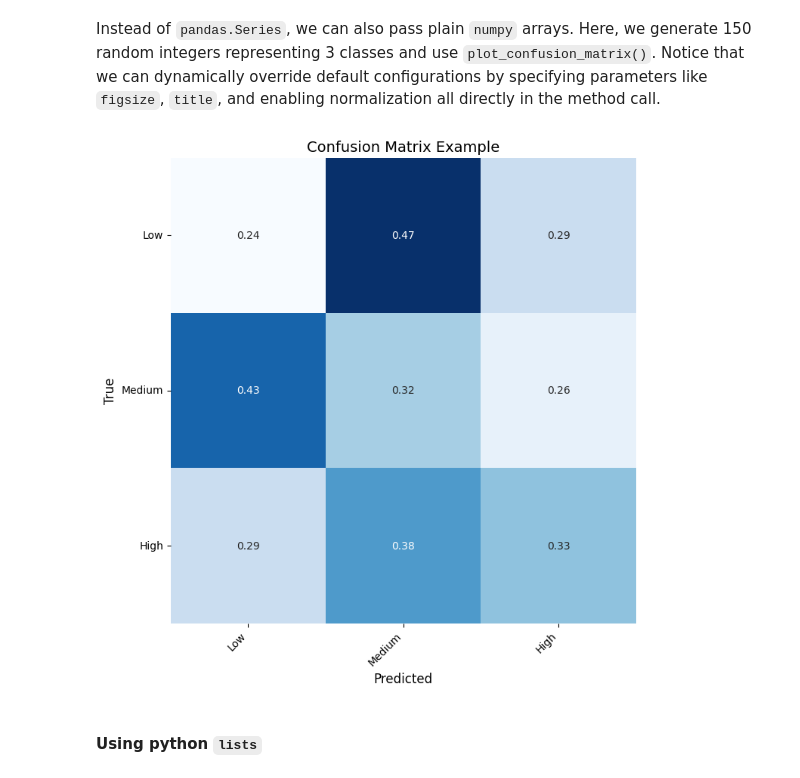
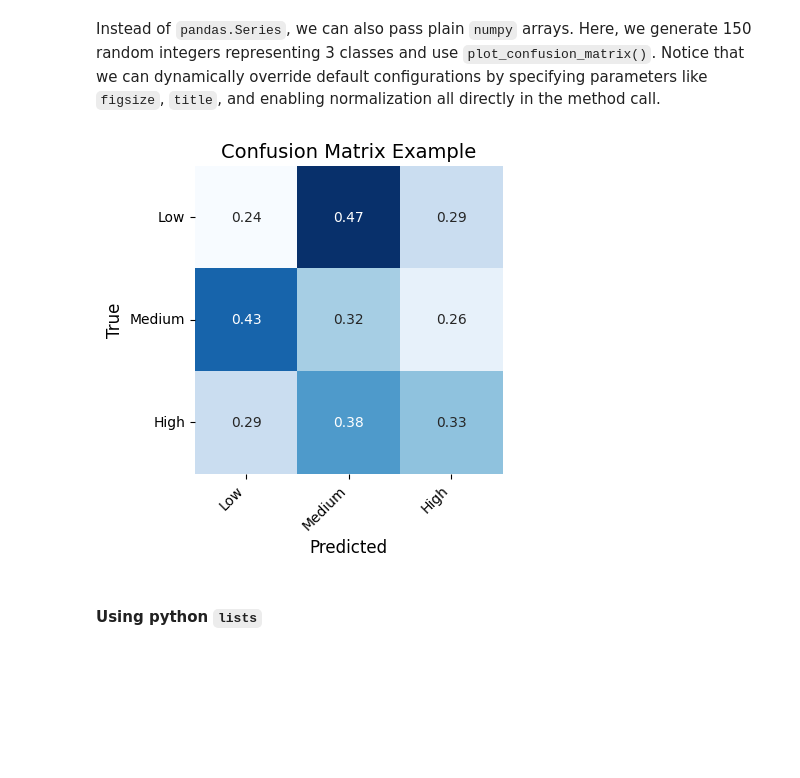
Before and after one commit to petrobras/3W, a Jupyter notebook: toolkit/demos/assessment_examples.ipynb, the cells around one changed output. Drawn from its saved outputs; the diff is of its cells as text; code cells hidden in the pictures; blank space fills up the shorter version.

```diff
--- a/toolkit/demos/assessment_examples.ipynb
+++ b/toolkit/demos/assessment_examples.ipynb
@@ -48,20 +48,20 @@ Instead of `pandas.Series`, we can also pass plain `numpy` arrays. Here, we gene
 # %%
 y_true_array = np.random.randint(0, 3, size=150)  # 150 samples, 3 classes
 y_pred_array = np.random.randint(0, 3, size=150)
 
 config = AssessmentVisualizationConfig(class_names=["Low", "Medium", "High"])
 plotter = AssessmentVisualization(config=config)
 
 confusion_matrix = plotter.plot_confusion_matrix(
     y_pred=y_pred_array,
     y_true=y_true_array,
-    figsize=(10, 8),
+    figsize=(6, 4),
     title="Confusion Matrix Example",
     fontsize=12,
     normalize=True,
 )
 # %% [output]
-[figure, old version]
+[figure, new version]
 # %% [markdown]
 #### Using python `lists`
 # %% [markdown]
```
Also changed, not shown: parts of 7 cells of this notebook, 1 other file.
